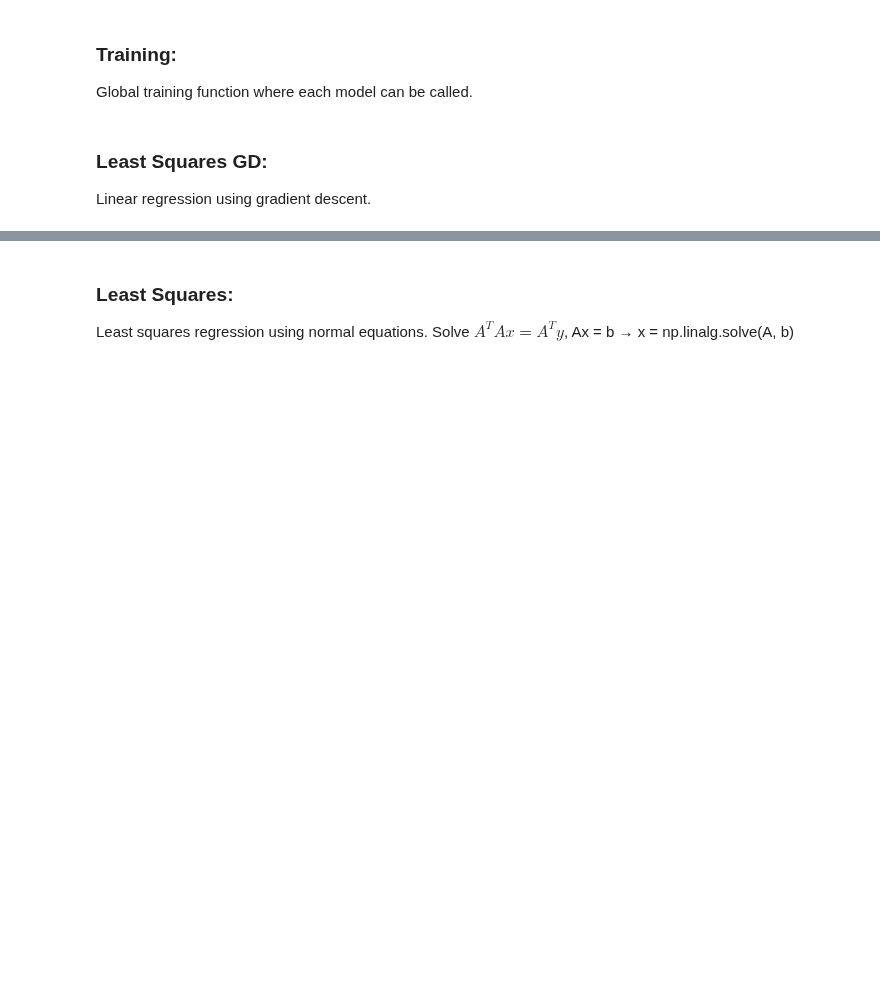
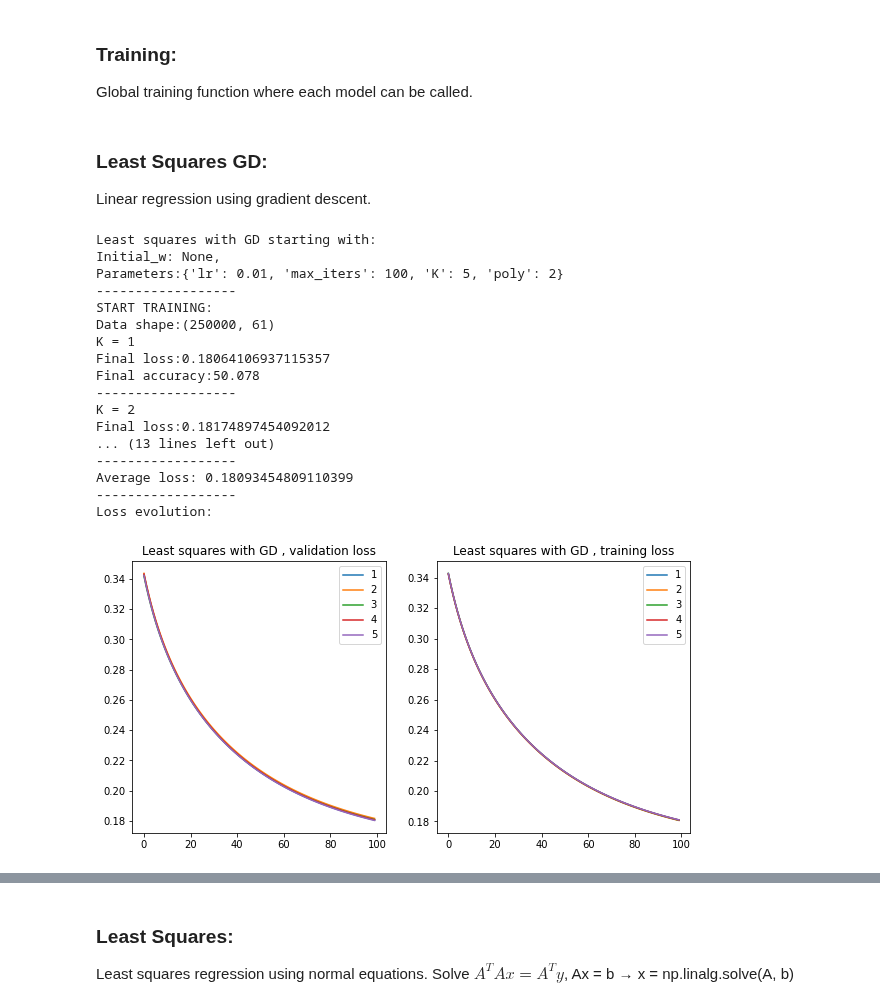
Before and after one commit to Dreyvor/ML_Project_1, a Jupyter notebook: source/project_1.ipynb, the cells around one changed output, grey strips where cells are left out. Saved outputs shown, nothing was run; the diff lists cells and outputs as text; code cells hidden in the pictures; blank space fills up the shorter version.

```diff
--- a/source/project_1.ipynb
+++ b/source/project_1.ipynb
@@ -211,3 +191,5 @@ y = y_enc
+# %%
+tX = tX_filtered
 # %% [markdown]
 ## Implement ML methods:
 
@@ -531,56 +478,51 @@ def update_weights_LS_GD(tX, y, w, parameters):
     w -= lr * grad
     return w
 # %%
-def least_squares_GD(tX,
-                     y,
-                     initial_w,
-                     max_iters=None,
-                     gamma=None,
-                     parameters=None):
+def least_squares_GD(tX, y, initial_w, parameters):
     """
     least_squares_GD: training with least squares GD
     @input:
     - np.array(N,m) tX: features
     - np.array(N,) y: labels
     - np.array(m,) initial_w: starting weights
-    - double max_iters: maximum number of epochs
-    - double gamma: learning rate
     - dict parameters: dictionnary of required parameters
     @output:
     - np.array(m,) best_w: weights that got the smallest loss during cross-val
     - double avg_loss: average loss over validation sets during cross-val
     """
     model = 'LS_GD'
-    if max_iters != None and gamma != None:
-        parameters = {
-            'LS_GD': {
-                "lambda_": 0.00,
-                "lr": gamma,
-                "max_iters": max_iters,
-                "K": 5,
-                "poly": 2
-            }
-        }
-    good_shape = 1 + tX.shape[1] * parameters['LS_GD']['poly']
-    if initial_w.shape[0] != good_shape:
-        print(
-            'Wrong shape for initial_w, should be of shape {}. Polynomial expans of deg {} + a bias term'
-            .format(good_shape, parameters['LS_GD']['poly']))
-        print('We will use initial_w = 0 everywhere instead:')
-        poly = parameters['LS_GD']['poly']
-        initial_w = np.zeros(tX.shape[1] * poly + 1)
+    best_w, avg_loss = train_model(tX=tX,
+                                   y=y,
+                                   model=model,
+                                   initial_w=initial_w,
+                                   param=parameters)
 
-    best_w, avg_loss = train_model(tX, y, model, initial_w, parameters)
     return best_w, avg_loss
 # %%
 # polynomial feature expansion:
 with open('parameters/default_parameters.json') as json_file:
     default_parameters = json.load(json_file)
-"""
-best_w, avg_loss = least_squares_GD(tX = tX,
-                                    y = y, initial_w = np.zeros(tX.shape[1]*2+1),
-                                    gamma = 0.1, max_iters = 100)"""
+
 best_w, avg_loss = least_squares_GD(tX=tX,
                                     y=y,
-                                    initial_w=np.zeros(tX.shape[1] * 2+ 1),
+                                    initial_w=None,
                                     parameters=default_parameters)
+# %% [output]
+Least squares with GD starting with:
+Initial_w: None,
+Parameters:{'lr': 0.01, 'max_iters': 100, 'K': 5, 'poly': 2}
+------------------
+START TRAINING:
+Data shape:(250000, 61)
+K = 1
+Final loss:0.18064106937115357
+Final accuracy:50.078
+------------------
+K = 2
+Final loss:0.18174897454092012
+... (13 lines left out)
+------------------
+Average loss: 0.18093454809110399
+------------------
+Loss evolution:
+[figure, added]
```
Also changed, not shown: parts of 52 cells of this notebook, 6 other files.
